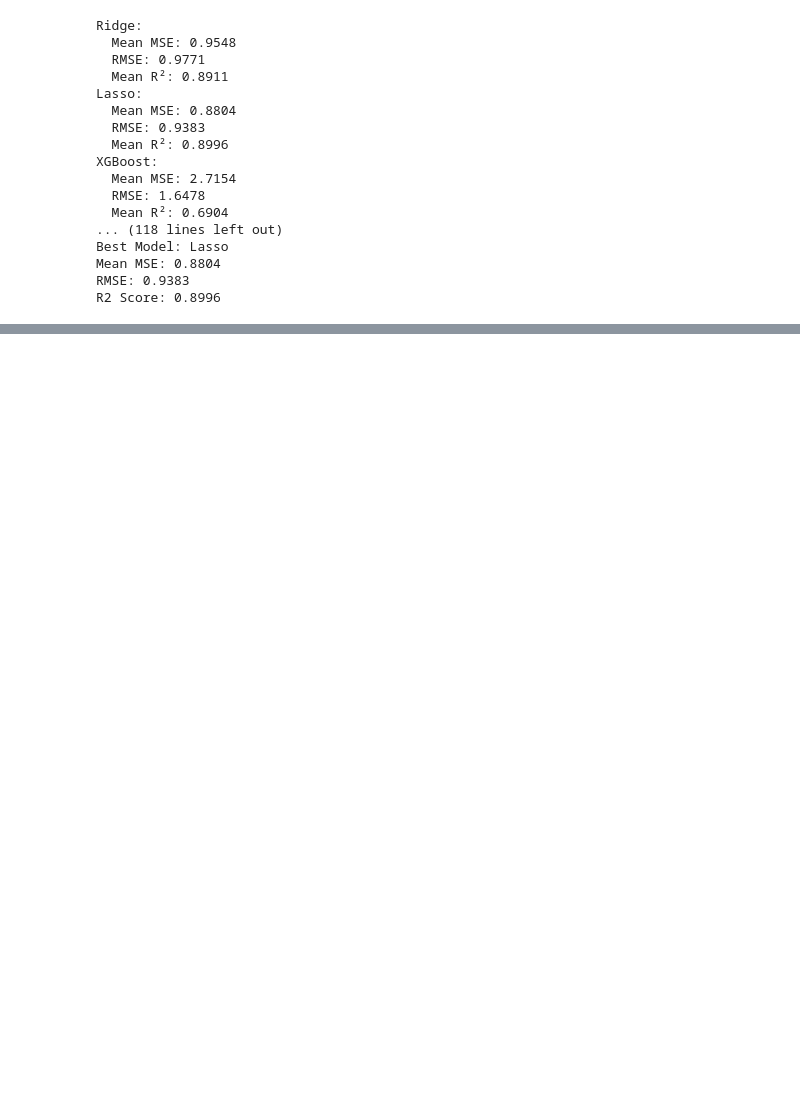
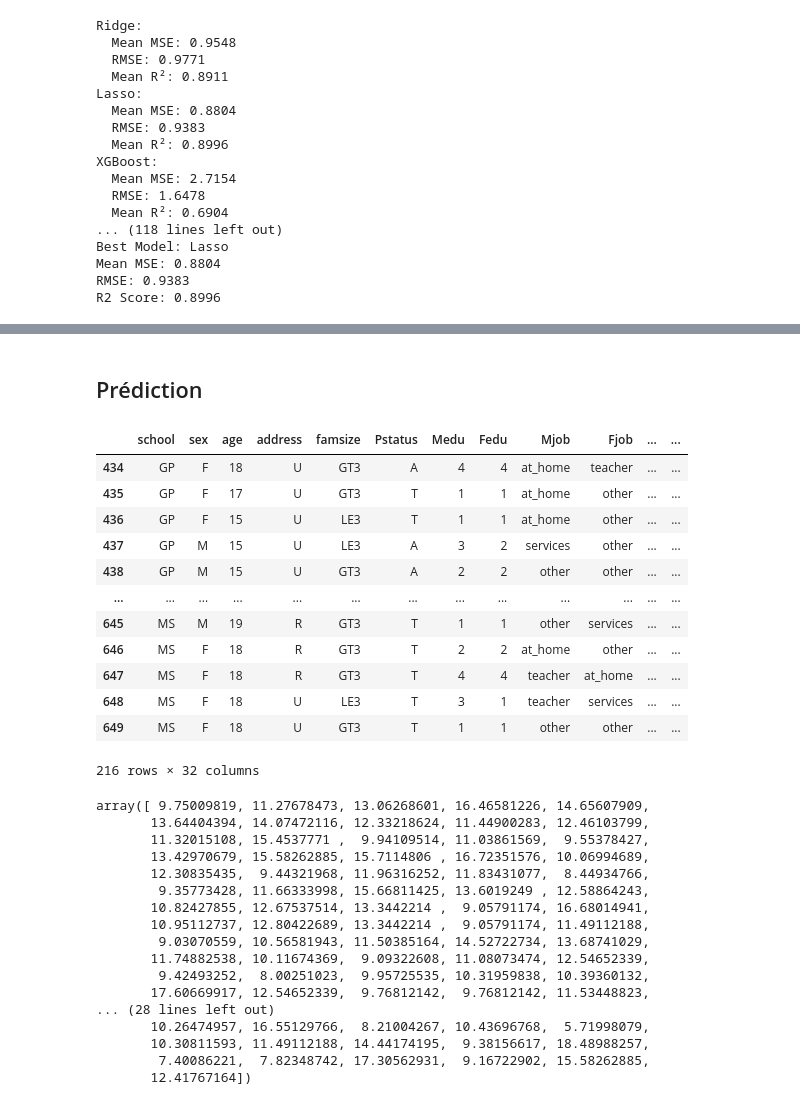
Before and after one commit to Sean-HubGit/FOAD, a Jupyter notebook: Model.ipynb, the cells around one changed output, grey strips where cells are left out. Cells and saved outputs as stored; diff of their text form; code cells hidden in the pictures; blank space fills up the shorter version.

```diff
--- a/Model.ipynb
+++ b/Model.ipynb
@@ -309,0 +588,25 @@ R2 Score: 0.8996
+# %%
+from sklearn.model_selection import RandomizedSearchCV
+import lightgbm as lgb
+
+# Grille d'hyperparamètres pour LightGBM
+param_grid_lgb = {
+    'learning_rate': [0.01, 0.1, 0.2],
+    'n_estimators': [50, 100, 200],
+    'max_depth': [3, 6, 9],
+    'subsample': [0.8, 1.0],
+    'colsample_bytree': [0.8, 1.0]
+}
+
+# Instancier le modèle
+lgb_model = lgb.LGBMRegressor()
+
+# Utiliser RandomizedSearchCV
+random_search_lgb = RandomizedSearchCV(estimator=lgb_model, param_distributions=param_grid_lgb, n_iter=10, cv=10, scoring='r2', random_state=0)
+random_search_lgb.fit(X_encoded, y_encoded)
+
+# Afficher les meilleurs hyperparamètres pour LightGBM
+print(f"Meilleurs hyperparamètres pour LightGBM: {random_search_lgb.best_params_}")
+
+# Utiliser le meilleur modèle
+best_lgb_model = random_search_lgb.best_estimator_
@@ -309,0 +714,53 @@ R2 Score: 0.8996
+# %% [markdown]
+## Prédiction
+# %%
+data_test = pd.read_csv('data/data_test.csv', delimiter='\t', quotechar='"')
+
+display(data_test)
+
+# Encodage des variables catégoriques dans data_test en utilisant le même encodage que pour data_train_cleaned
+X_test_encoded = pd.get_dummies(data_test, drop_first=True)
+
+# Assurer que les colonnes dans X_test_encoded correspondent à celles dans X_encoded (qui a été utilisé pour entraîner le modèle)
+missing_cols = set(X_encoded.columns) - set(X_test_encoded.columns)
+for col in missing_cols:
+    X_test_encoded[col] = 0
+
+# Réordonner les colonnes pour correspondre à l'ordre de X_encoded
+X_test_encoded = X_test_encoded[X_encoded.columns]
+
+# Faire des prédictions sur data_test
+y_test_pred = best_model.predict(X_test_encoded)
+
+y_test_pred
+# %% [output]
+|  | school | sex | age | address | famsize | Pstatus | Medu | Fedu | Mjob | Fjob | ... | ... |
+| 434 | GP | F | 18 | U | GT3 | A | 4 | 4 | at_home | teacher | ... | ... |
+| 435 | GP | F | 17 | U | GT3 | T | 1 | 1 | at_home | other | ... | ... |
+| 436 | GP | F | 15 | U | LE3 | T | 1 | 1 | at_home | other | ... | ... |
+| 437 | GP | M | 15 | U | LE3 | A | 3 | 2 | services | other | ... | ... |
+| 438 | GP | M | 15 | U | GT3 | A | 2 | 2 | other | other | ... | ... |
+| ... | ... | ... | ... | ... | ... | ... | ... | ... | ... | ... | ... | ... |
+| 645 | MS | M | 19 | R | GT3 | T | 1 | 1 | other | services | ... | ... |
+| 646 | MS | F | 18 | R | GT3 | T | 2 | 2 | at_home | other | ... | ... |
+| 647 | MS | F | 18 | R | GT3 | T | 4 | 4 | teacher | at_home | ... | ... |
+| 648 | MS | F | 18 | U | LE3 | T | 3 | 1 | teacher | services | ... | ... |
+| 649 | MS | F | 18 | U | GT3 | T | 1 | 1 | other | other | ... | ... |
+216 rows × 32 columns
+array([ 9.75009819, 11.27678473, 13.06268601, 16.46581226, 14.65607909,
+       13.64404394, 14.07472116, 12.33218624, 11.44900283, 12.46103799,
+       11.32015108, 15.4537771 ,  9.94109514, 11.03861569,  9.55378427,
+       13.42970679, 15.58262885, 15.7114806 , 16.72351576, 10.06994689,
+       12.30835435,  9.44321968, 11.96316252, 11.83431077,  8.44934766,
+        9.35773428, 11.66333998, 15.66811425, 13.6019249 , 12.58864243,
+       10.82427855, 12.67537514, 13.3442214 ,  9.05791174, 16.68014941,
+       10.95112737, 12.80422689, 13.3442214 ,  9.05791174, 11.49112188,
+        9.03070559, 10.56581943, 11.50385164, 14.52722734, 13.68741029,
+       11.74882538, 10.11674369,  9.09322608, 11.08073474, 12.54652339,
+        9.42493252,  8.00251023,  9.95725535, 10.31959838, 10.39360132,
+       17.60669917, 12.54652339,  9.76812142,  9.76812142, 11.53448823,
+... (28 lines left out)
+       10.26474957, 16.55129766,  8.21004267, 10.43696768,  5.71998079,
+       10.30811593, 11.49112188, 14.44174195,  9.38156617, 18.48988257,
+        7.40086221,  7.82348742, 17.30562931,  9.16722902, 15.58262885,
+       12.41767164])
```
Also changed, not shown: parts of 18 cells of this notebook, 1 other file.
